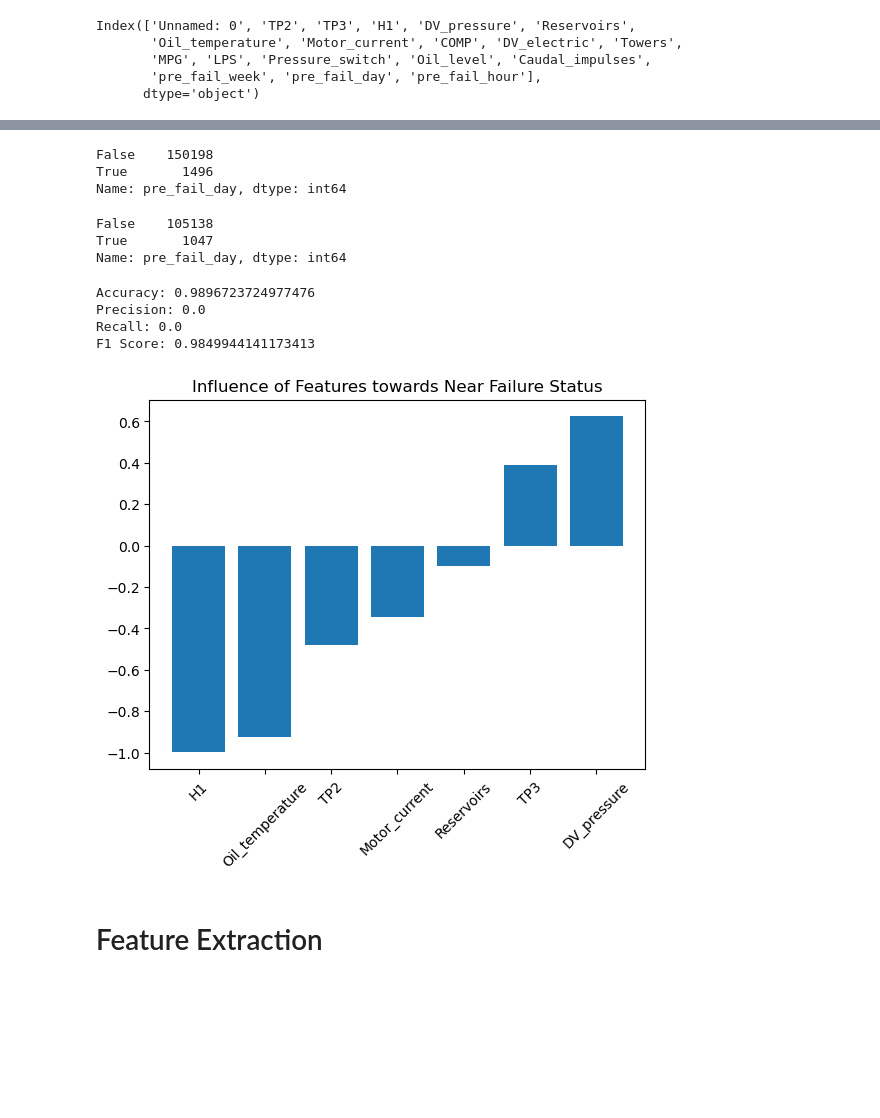
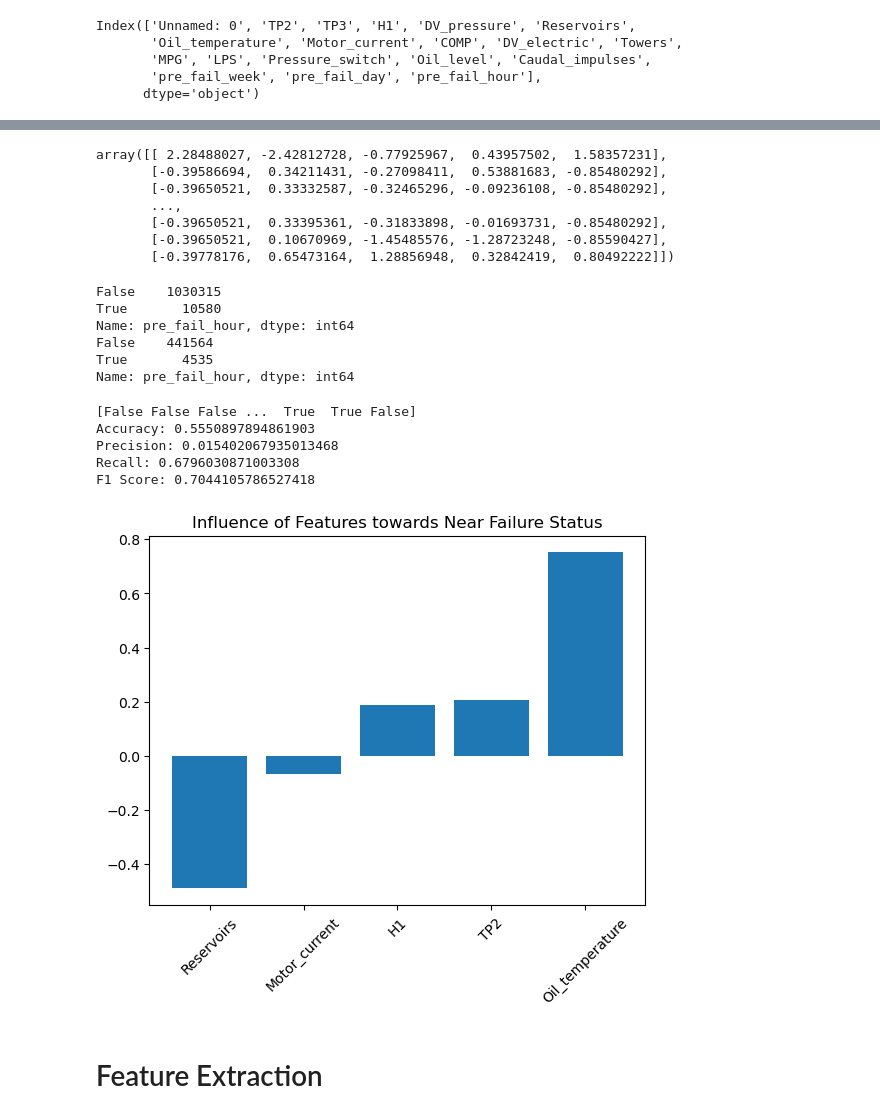
Before and after one commit to Dave-Codes/Predictive-Maintenance, a Jupyter notebook: predictive-maintenance-metropt-3.ipynb, the cells around one changed output, grey strips where cells are left out. Cells and saved outputs as stored; diff of their text form; code cells hidden in the pictures; blank space fills up the shorter version.

Commit message:
adjusted class weighting of logreg model

```diff
--- a/predictive-maintenance-metropt-3.ipynb
+++ b/predictive-maintenance-metropt-3.ipynb
@@ -452,3 +463,14 @@ Index(['Unnamed: 0', 'TP2', 'TP3', 'H1', 'DV_pressure', 'Reservoirs',
        'MPG', 'LPS', 'Pressure_switch', 'Oil_level', 'Caudal_impulses',
        'pre_fail_week', 'pre_fail_day', 'pre_fail_hour'],
       dtype='object')
+# %%
+tol = pd.Timedelta(hours=1)
+
+normal_op_df = pd.merge_asof(left = normal_op_df,right = failure_df, left_index= True, right_index=True, direction='nearest', tolerance=tol)
+
+normal_op_df['pre_fail_hour'] = normal_op_df['pre_fail_hour'].notnull()
+
+
+print(normal_op_df.head())
+print(normal_op_df.shape)
+print(normal_op_df.pre_fail_hour.value_counts())
@@ -455,5 +495,5 @@ Index(['Unnamed: 0', 'TP2', 'TP3', 'H1', 'DV_pressure', 'Reservoirs',
 # %%
-model_df = metro_df_large[['TP2','TP3','H1','DV_pressure','Reservoirs','Oil_temperature','Motor_current','pre_fail_day']]
+model_df = normal_op_df[['TP2','TP3','H1','DV_pressure','Reservoirs','Oil_temperature','Motor_current','pre_fail_hour']]
 model_df.describe()
 # %% [output]
 |  | TP2 | TP3 | H1 | DV_pressure | Reservoirs | Oil_temperature | Motor_current |
@@ -477,0 +524,3 @@ model_df.head()
+# %%
+model_df = model_df.reset_index(drop=True)
+model_df.head()
@@ -478,7 +534,7 @@ model_df.head()
 # %%
-X = model_df[['TP2','TP3','H1','DV_pressure','Reservoirs','Oil_temperature','Motor_current']]
+X = model_df[['TP2','H1','Reservoirs','Oil_temperature','Motor_current']]
 
-y = model_df['pre_fail_day']
+y = model_df['pre_fail_hour']
 
 X_train, X_test, y_train, y_test = train_test_split(X, y, test_size=0.3, stratify=y)
 
@@ -488,40 +544,53 @@ scaler.fit(X_train)
 X_train = scaler.transform(X_train)
 X_test = scaler.transform(X_test)
 
-y.value_counts()
+X_train
 # %% [output]
-False    150198
-True       1496
-Name: pre_fail_day, dtype: int64
+array([[ 2.28488027, -2.42812728, -0.77925967,  0.43957502,  1.58357231],
+       [-0.39586694,  0.34211431, -0.27098411,  0.53881683, -0.85480292],
+       [-0.39650521,  0.33332587, -0.32465296, -0.09236108, -0.85480292],
+       ...,
+       [-0.39650521,  0.33395361, -0.31833898, -0.01693731, -0.85480292],
+       [-0.39650521,  0.10670969, -1.45485576, -1.28723248, -0.85590427],
+       [-0.39778176,  0.65473164,  1.28856948,  0.32842419,  0.80492222]])
-# %%
-y_train.value_counts()
-# %% [output]
-False    105138
-True       1047
-Name: pre_fail_day, dtype: int64
+# %%
+print(y_train.value_counts())
+print(y_test.value_counts())
+# %% [output]
+False    1030315
+True       10580
+Name: pre_fail_hour, dtype: int64
+False    441564
+True       4535
+Name: pre_fail_hour, dtype: int64
 # %%
-logreg_1 = LogisticRegression(random_state=17)
+# The very high metrics from evaluating this model may indicate a Logistic Regression model is not the ideal choice.
+# Could also indicate data leakage between train/test/highly-correlated features, currently investigating for leakage
+
+logreg_1 = LogisticRegression(random_state=17, class_weight={True:100, False:1})
 
 logreg_1.fit(X_train, y_train)
 
 y_pred = logreg_1.predict(X_test)
 
 feature_importances = pd.DataFrame(data={"Feature": X.columns, "Importance": logreg_1.coef_[0]}).sort_values(by='Importance')
 
+print(y_pred)
 print("Accuracy:", accuracy_score(y_test, y_pred))
 print("Precision:", precision_score(y_test, y_pred))
 print("Recall:", recall_score(y_test, y_pred))
 print("F1 Score:", f1_score(y_test, y_pred, average='weighted'))
 plt.bar(feature_importances["Feature"], feature_importances["Importance"])
 plt.xticks(rotation=45)
 plt.title("Influence of Features towards Near Failure Status")
 plt.show()
 # %% [output]
-Accuracy: 0.9896723724977476
-Precision: 0.0
-Recall: 0.0
-F1 Score: 0.9849944141173413
+[False False False ...  True  True False]
+Accuracy: 0.5550897894861903
+Precision: 0.015402067935013468
+Recall: 0.6796030871003308
+F1 Score: 0.7044105786527418
-[figure, old version]
+[figure, new version]
 # %% [markdown]
 # Feature Extraction
 # %% [markdown]
```
Also changed, not shown: parts of 25 cells of this notebook.
